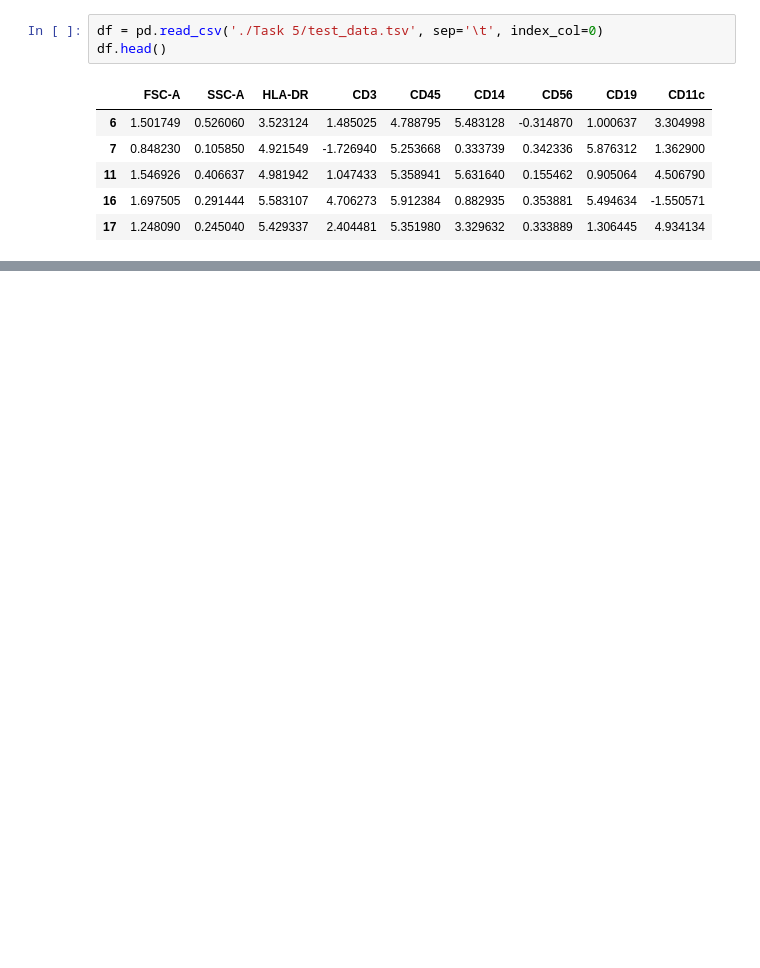
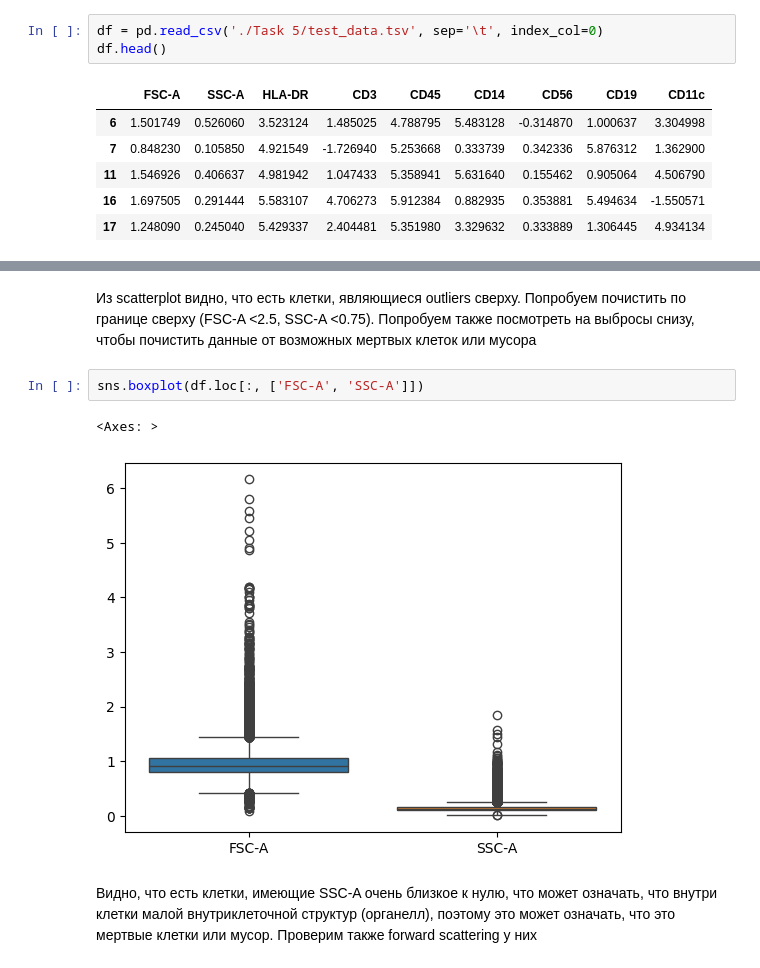
Before and after one commit to GlitchyHydra/boston_gene_test, a Jupyter notebook: task5.ipynb, the cells around one changed output, grey strips where cells are left out. Saved outputs shown, nothing was run; the diff lists cells and outputs as text; blank space fills up the shorter version.

```diff
--- a/task5.ipynb
+++ b/task5.ipynb
@@ -81,0 +95,9 @@ sns.scatterplot(
+# %% [markdown]
+Из scatterplot видно, что есть клетки, являющиеся outliers сверху. Попробуем почистить по границе сверху (FSC-A <2.5, SSC-A <0.75). Попробуем также посмотреть на выбросы снизу, чтобы почистить данные от возможных мертвых клеток или мусора
+# %%
+sns.boxplot(df.loc[:, ['FSC-A', 'SSC-A']])
+# %% [output]
+<Axes: >
+[figure, added]
+# %% [markdown]
+Видно, что есть клетки, имеющие SSC-A очень близкое к нулю, что может означать, что внутри клетки малой внутриклеточной структур (органелл), поэтому это может означать, что это мертвые клетки или мусор. Проверим также forward scattering у них
```
Also changed, not shown: parts of 87 cells of this notebook, 2 other files.
